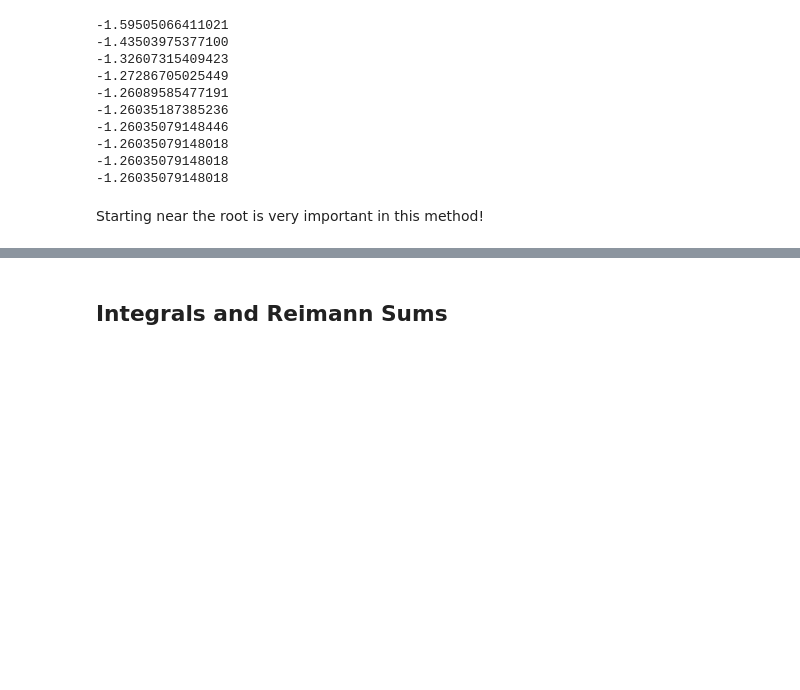
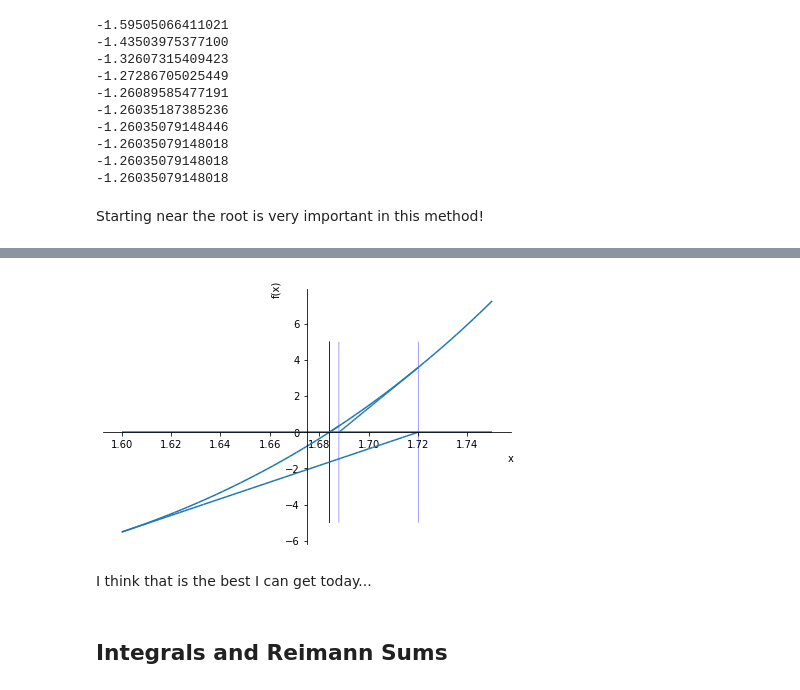
Before and after one commit to nurfnick/Calculus_1, a Jupyter notebook: Python/Project_Part_4_Newton_Integrals.ipynb, the cells around one changed output, grey strips where cells are left out. Saved outputs shown, nothing was run; the diff lists cells and outputs as text; code cells hidden in the pictures; blank space fills up the shorter version.

```diff
--- a/Python/Project_Part_4_Newton_Integrals.ipynb
+++ b/Python/Project_Part_4_Newton_Integrals.ipynb
@@ -179,0 +182,7 @@ Starting near the root is very important in this method!
+# %%
+possibleRoots = [1.6]
+
+for i in range(10):
+  possibleRoots.append(solve(tanline.subs(x0,possibleRoots[i]),x)[0])
+
+possibleRoots
@@ -180,3 +201,18 @@ Starting near the root is very important in this method!
+# %%
+tanLines = [tanline.subs(x0,i) for i in possibleRoots]
+
+p0 = plot(f,0,(x,1.6,1.75), show = False)
+for p in range(9):
+  p1 = plot(tanLines[p],(x,possibleRoots[p],possibleRoots[p+1]),show = False)
+  p0.append(p1[0])
+  p2 = plot_implicit(Eq(x, possibleRoots[p+1]),(x,1.6,1.75),ylim = [0,f.subs(x,possibleRoots[p+1])],show = False)
+  p0.append(p2[0])
+
+p0.show()
+# %% [output]
+[figure, added]
+# %% [markdown]
+I think that is the best I can get today...
 # %% [markdown]
 ## Integrals and Reimann Sums
 # %% [markdown]
```
Also changed, not shown: parts of 3 cells of this notebook.
